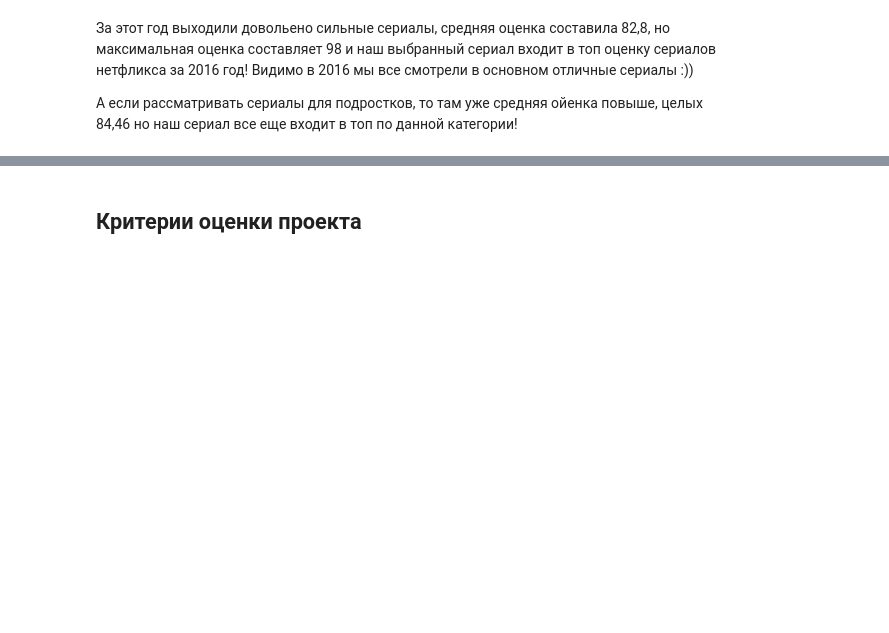
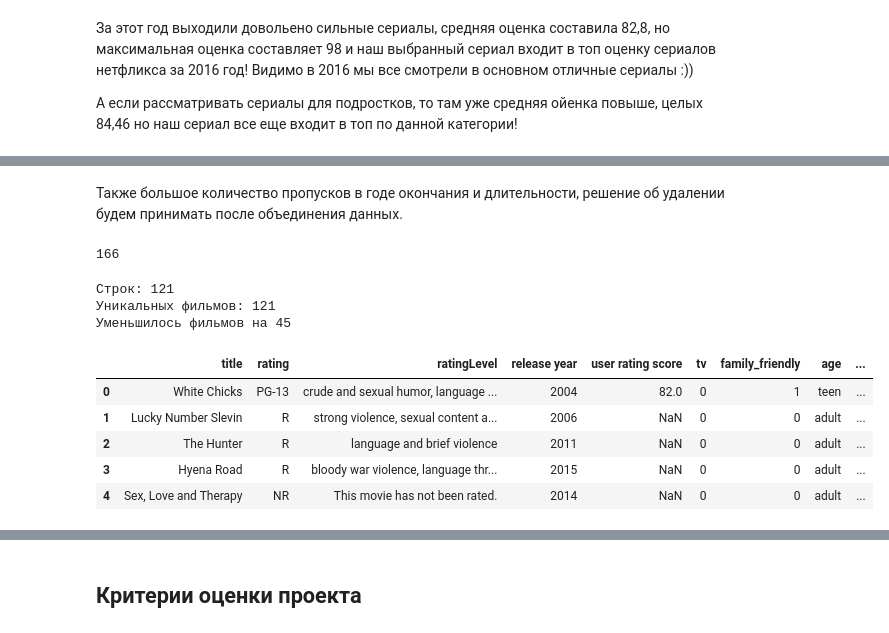
Before and after one commit to tadzhnahal/netflix-shows-eda, a Jupyter notebook: notebooks/Course Project MDS - EDA Netflix_1st_stage.ipynb, the cells around one changed output, grey strips where cells are left out. Cells and saved outputs as stored; diff of their text form; code cells hidden in the pictures; blank space fills up the shorter version.

Commit message:
data enrichment

```diff
--- a/notebooks/Course Project MDS - EDA Netflix_1st_stage.ipynb
+++ b/notebooks/Course Project MDS - EDA Netflix_1st_stage.ipynb
@@ -1212,0 +1311,2 @@ Name: user rating score, dtype: float64
+# %%
+imdb_movies = imdb_movies.drop(columns='endYear')
@@ -1212,0 +1325,54 @@ Name: user rating score, dtype: float64
+# %% [markdown]
+Также большое количество пропусков в годе окончания и длительности, решение об удалении будем принимать после объединения данных.
+# %%
+# из начальных данных оставляем только фильмы, фильтруя по созданному нами признаку
+movies = data_clean[data_clean['tv']==0]
+movies.shape[0]
+# %% [output]
+166
+# %%
+# функция для нормализации названий - превращает все в lowercase, убирает символы, оставляет только один пробел
+def normalize(x):
+    x = str(x)
+    x = x.lower()
+    x = x.replace('&',' and ')
+    x = x.replace('–','-')
+    x = x.replace('—','-')
+    x = re.sub(r'[^a-z0-9\s]', ' ', x)
+    x = re.sub(r'\s+', ' ', x)
+
+    return x.strip()
+
+# копии чтобы все работало корректно
+movies = movies.copy()
+imdb_movies = imdb_movies.copy()
+
+# примение нормализации названий
+movies['norm_title'] = movies['title'].apply(normalize)
+imdb_movies['norm_title'] = imdb_movies['primaryTitle'].apply(normalize)
+
+# объединение данных только по совпадающим названиям
+movies_enriched = pd.merge(movies, imdb_movies, how='inner', on= 'norm_title')
+# %%
+# фильтрация по году выпуска фильма, так как встерчаются разные фильмы с одинаковыми названиями
+movies_enriched = movies_enriched[(movies_enriched['startYear'] == movies_enriched['release year'])]
+
+# если было несколько совпадений - убираем дубликаты по названию и году выпуска
+movies_enriched = movies_enriched.drop_duplicates(subset=['title', 'release year'], keep='first').reset_index(drop=True)
+
+print(f"Строк: {movies_enriched.shape[0]}")
+print(f"Уникальных фильмов: {movies_enriched['title'].nunique()}")
+print(f"Уменьшилось фильмов на {len(movies) - len(movies_enriched)}")
+# %% [output]
+Строк: 121
+Уникальных фильмов: 121
+Уменьшилось фильмов на 45
+# %%
+movies_enriched.head()
+# %% [output]
+|  | title | rating | ratingLevel | release year | user rating score | tv | family_friendly | age | ... |
+| 0 | White Chicks | PG-13 | crude and sexual humor, language ... | 2004 | 82.0 | 0 | 1 | teen | ... |
+| 1 | Lucky Number Slevin | R | strong violence, sexual content a... | 2006 | NaN | 0 | 0 | adult | ... |
+| 2 | The Hunter | R | language and brief violence | 2011 | NaN | 0 | 0 | adult | ... |
+| 3 | Hyena Road | R | bloody war violence, language thr... | 2015 | NaN | 0 | 0 | adult | ... |
+| 4 | Sex, Love and Therapy | NR | This movie has not been rated. | 2014 | NaN | 0 | 0 | adult | ... |
```
Also changed, not shown: parts of 45 cells of this notebook, 2 other files.
